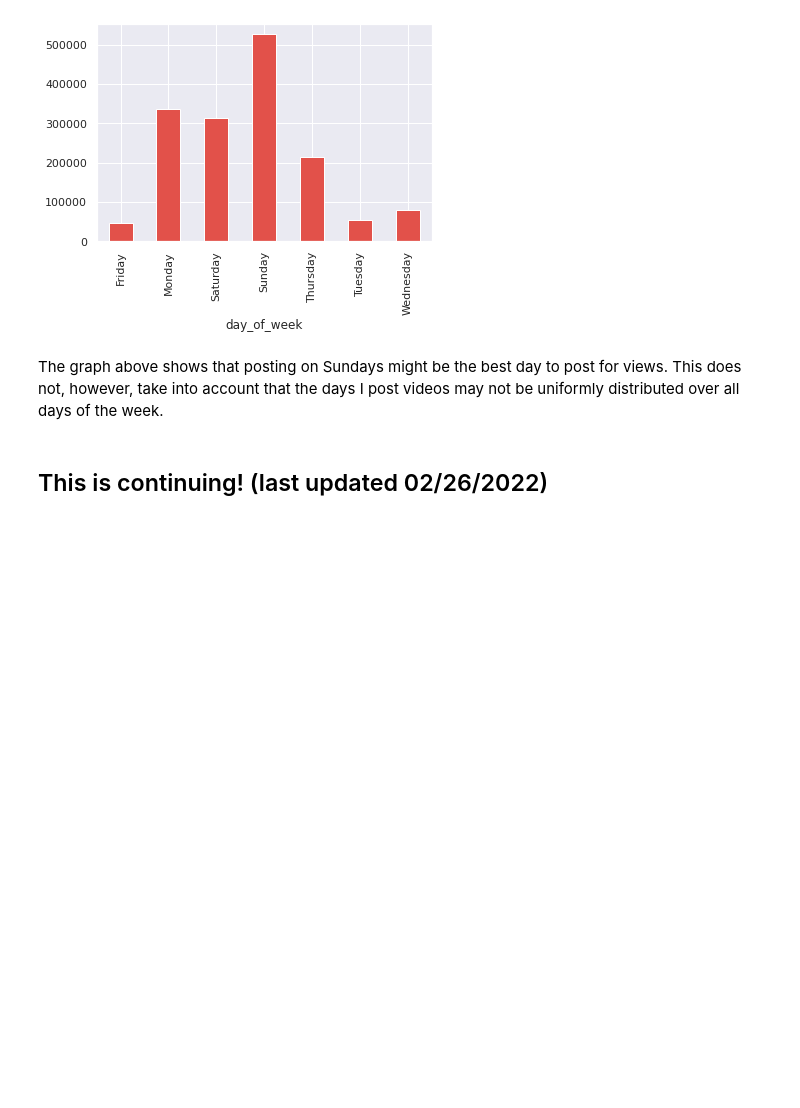
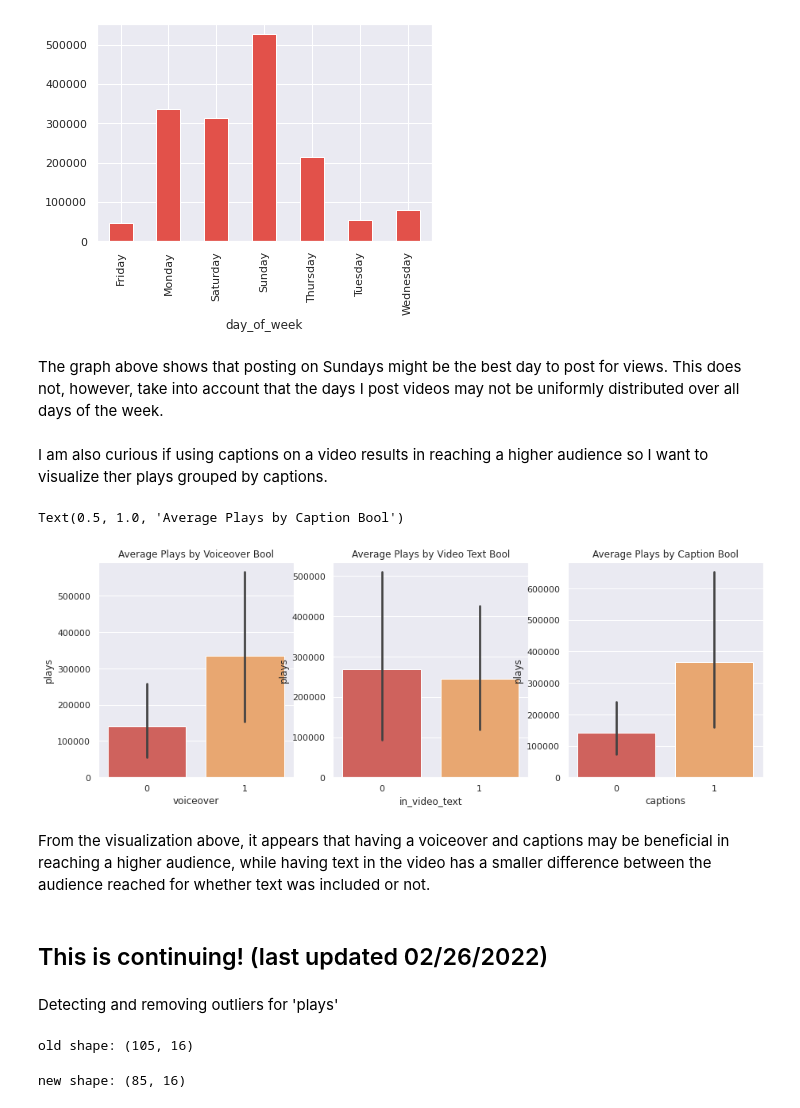
Before and after one commit to arianajschindler/oatmealmonsters_tiktok_2022, a Jupyter notebook: oatmealmonsters_data.ipynb, the cells around one changed output. Drawn from its saved outputs; the diff is of its cells as text; code cells hidden in the pictures; blank space fills up the shorter version.

```diff
--- a/oatmealmonsters_data.ipynb
+++ b/oatmealmonsters_data.ipynb
@@ -222,5 +221,28 @@ oatmeal.groupby(by = 'day_of_week')['plays'].mean().plot(kind = 'bar')
 [figure]
 # %% [markdown]
 The graph above shows that posting on Sundays might be the best day to post for views. This does not, however, take into account that the days I post videos may not be uniformly distributed over all days of the week.
+# %% [markdown]
+I am also curious if using captions on a video results in reaching a higher audience so I want to visualize ther plays grouped by captions.
+# %%
+# checking the average plays grouped by voiceover, in-video text, and captions
+
+#setting up subplots
+fig, axes = plt.subplots(1, 3, sharex=True, figsize=(15,5))
+
+sns.barplot(ax=axes[0], x=oatmeal['voiceover'], y=oatmeal['plays'])
+axes[0].set_title('Average Plays by Voiceover Bool')
+
+sns.barplot(ax=axes[1], x=oatmeal['in_video_text'], y=oatmeal['plays'])
+axes[1].set_title('Average Plays by Video Text Bool')
+
+sns.barplot(ax=axes[2], x=oatmeal['captions'], y=oatmeal['plays'])
+axes[2].set_title('Average Plays by Caption Bool')
+# %% [output]
+Text(0.5, 1.0, 'Average Plays by Caption Bool')
+[figure, added]
+# %% [markdown]
+From the visualization above, it appears that having a voiceover and captions may be beneficial in reaching a higher audience, while having text in the video has a smaller difference between the audience reached for whether text was included or not.
 # %% [markdown]
 ## This is continuing! (last updated 02/26/2022)
+# %% [markdown]
+Detecting and removing outliers for 'plays'
@@ -226,0 +257,4 @@ The graph above shows that posting on Sundays might be the best day to post for
+# %%
+print("old shape:", oatmeal.shape)
+# %% [output]
+old shape: (105, 16)
@@ -226,0 +271,4 @@ The graph above shows that posting on Sundays might be the best day to post for
+# %%
+print("new shape:", oatmeal.shape)
+# %% [output]
+new shape: (85, 16)
```
Also changed, not shown: parts of 8 cells of this notebook.
